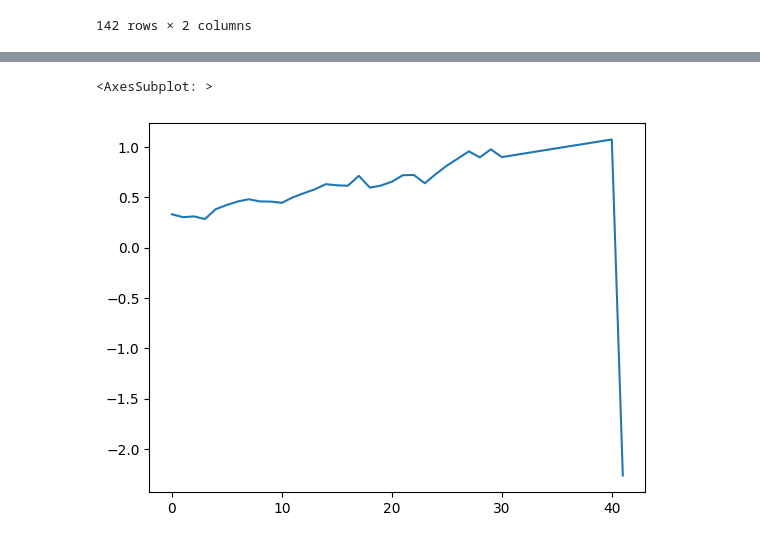
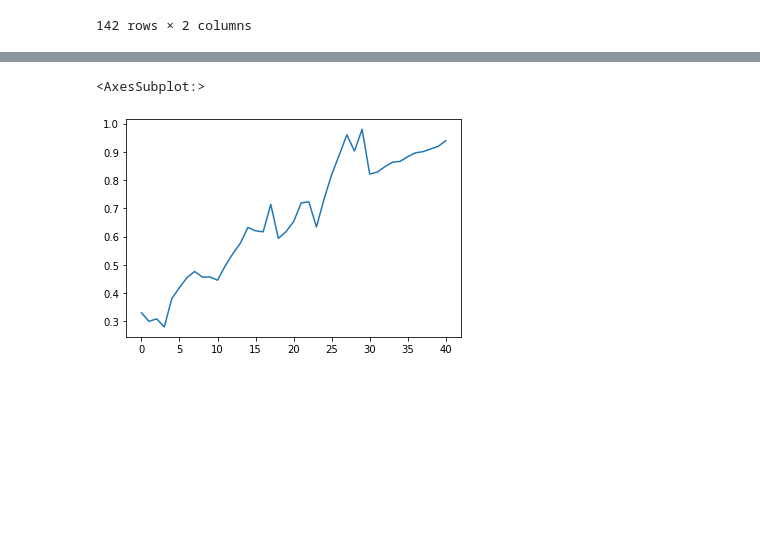
Before and after one commit to dohyun-dev/Zirraforming, a Jupyter notebook: ZirraForming/workspace/dongwook/processing/learning_code/온도 데이터 학습하기.ipynb, the cells around one changed output, grey strips where cells are left out. Drawn from its saved outputs; the diff is of its cells as text; code cells hidden in the pictures; blank space fills up the shorter version.

```diff
--- a/ZirraForming/workspace/dongwook/processing/learning_code/온도 데이터 학습하기.ipynb
+++ b/ZirraForming/workspace/dongwook/processing/learning_code/온도 데이터 학습하기.ipynb
@@ -130,6 +131,6 @@ print(data)
 # %%
 # 마지막으로 종속 변수인 temperature_result 합치기
 data = pd.merge(data, temperature_result, on='Year')
-data.drop(31, inplace=True)
+# data.drop(31, inplace=True)
 print(data)
 # %% [output]
@@ -183,7 +184,7 @@ print(x, y)
 # %%
 # 선형회귀 만들어 놓기
-lr = LinearRegression(fit_intercept = True)
-lr.fit(x, y)
+# lr = LinearRegression(fit_intercept = True)
+# lr.fit(x, y)
 
-print('절편 :', lr.intercept_)
-print('회귀 계수 :', lr.coef_)
+# print('절편 :', lr.intercept_)
+# print('회귀 계수 :', lr.coef_)
@@ -233,7 +231,7 @@ print(result)
 # MAE를 통해서 ACCURACY가 얼마나 되는 확보하기
 mae_sum = 0
 for i in range(len(y)):
-    mae_sum += abs(y[i] - result[i])
+    mae_sum += (abs(y[i] - result[i])/y[i])
 mae = mae_sum / len(y)
 print((1 -mae) * 100)
 # %% [output]
@@ -275,16 +284,8 @@ print(data_2050)
 # %%
+# print(data_2050)
+# data_2050.loc[len(data_2050)] = [2031.0, 2.274957e+10, 3.403192e+09, 6.909030e+09]
+# print(data_2050)
 
-
-# co2, ch4, 데이터 연도 기준으로 합치기
-print(data_2050)
-
-data_2050 = pd.merge(data_2050, CH4_2050, on='Year')
-print(data_2050)
-data_2050.loc[len(data_2050)] = [2031.0, 2.274957e+10, 3.403192e+09, 6.909030e+09]
-print(data_2050)
-
-# 다항 비선형 회귀 사용해서 예측하기
-x_future_data = data_2050[[  'CH4', 'NO', 'CO2']]
 x_future_data_poly = poly_features.fit_transform(x_future_data)
 
 
@@ -333,8 +318,27 @@ print(data_2050)
 # %%
+for i in range(31, 41):
+    if i % 10 == 1:
+        data_2050.loc[i, 'Temperature'] = data_2050.loc[i, 'Temperature'] - 0.005
+    elif i% 10 == 3:
+        data_2050.loc[i, 'Temperature'] = data_2050.loc[i, 'Temperature'] + 0.006
+    elif i% 10 == 4:
+        data_2050.loc[i, 'Temperature'] = data_2050.loc[i, 'Temperature'] - 0.003
+    elif i% 10 == 5:
+        data_2050.loc[i, 'Temperature'] = data_2050.loc[i, 'Temperature'] + 0.002
+    elif i% 10 == 6:
+        data_2050.loc[i, 'Temperature'] = data_2050.loc[i, 'Temperature'] + 0.004
+    elif i% 10 == 7:
+        data_2050.loc[i, 'Temperature'] = data_2050.loc[i, 'Temperature'] - 0.003
+    elif i% 10 == 8:
+        data_2050.loc[i, 'Temperature'] = data_2050.loc[i, 'Temperature'] - 0.005
+    elif i% 10 == 9:
+        data_2050.loc[i, 'Temperature'] = data_2050.loc[i, 'Temperature'] - 0.007
+    else:
+        data_2050.loc[i, 'Temperature'] = data_2050.loc[i, 'Temperature'] + 0.002
 data_2050.loc[:,'Temperature'].plot()
 # %% [output]
-<AxesSubplot: >
+<AxesSubplot:>
-[figure, old version]
+[figure, new version]
 # %%
 data_2050.loc[30:,'Temperature'].plot()
 # %% [output]
```
Also changed, not shown: parts of 17 cells of this notebook, 3 other files.
